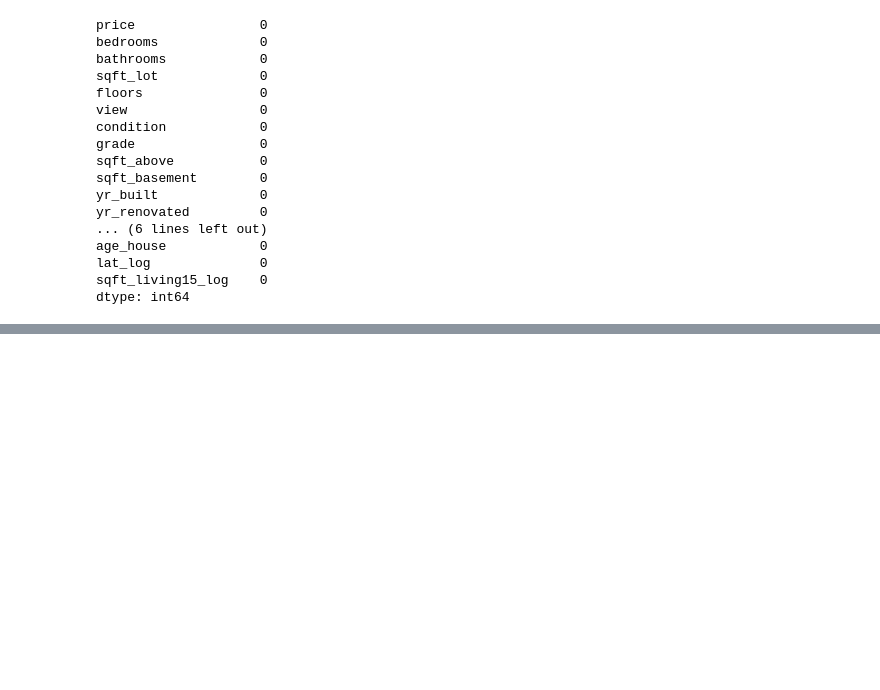
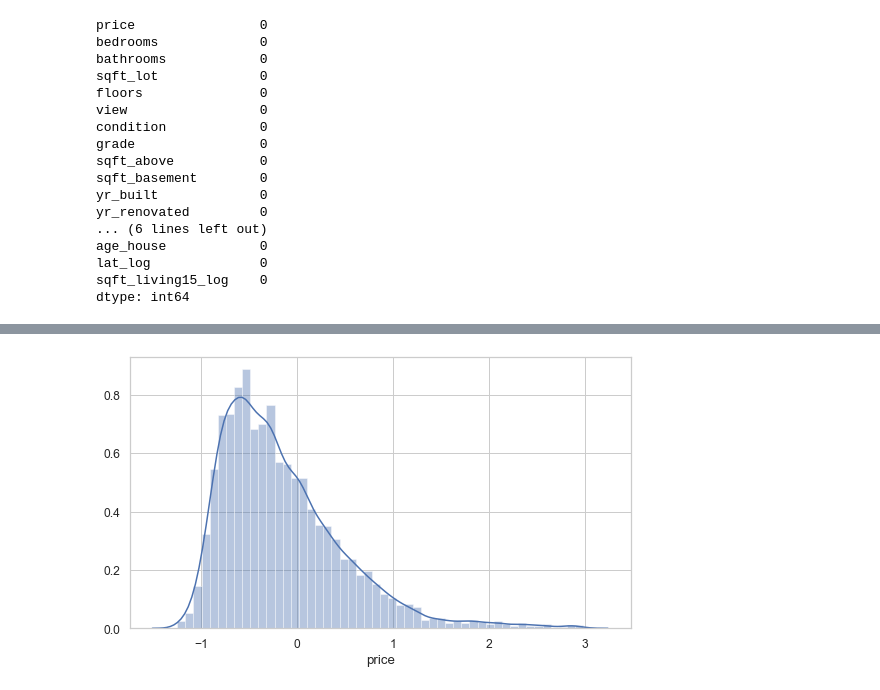
Before and after one commit to torresdavr/dsc-v2-mod1-final-project-online-ds-pt-100719, a Jupyter notebook: student-Copy1.ipynb, the cells around one changed output, grey strips where cells are left out. Saved outputs shown, nothing was run; the diff lists cells and outputs as text; code cells hidden in the pictures; blank space fills up the shorter version.

```diff
--- a/student-Copy1.ipynb
+++ b/student-Copy1.ipynb
@@ -2432,0 +2294,4 @@ strong multicollinearity or other numerical problems.
+# %%
+sns.distplot(df_filter_seattle['price']);
+# %% [output]
+[figure, added]
```
Also changed, not shown: parts of 49 cells of this notebook.
